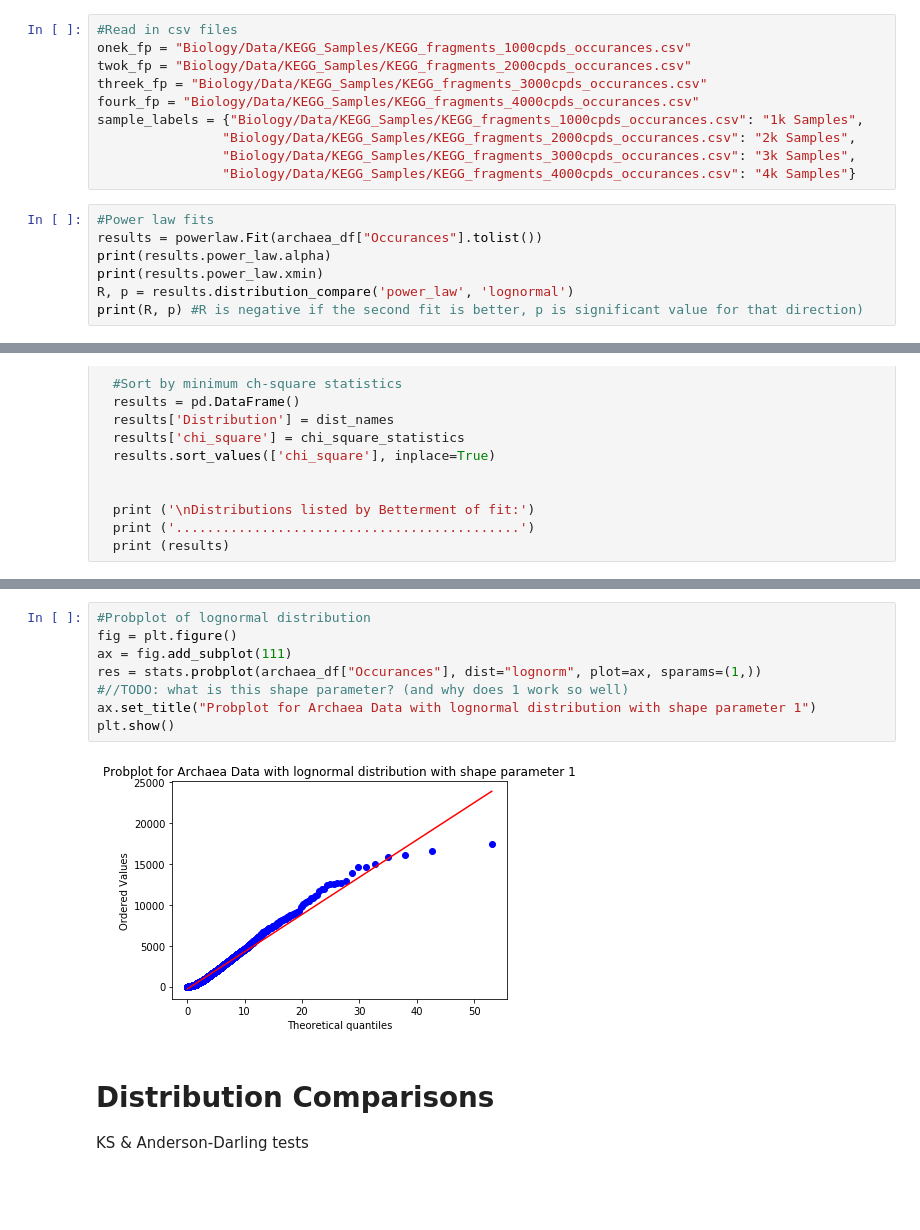
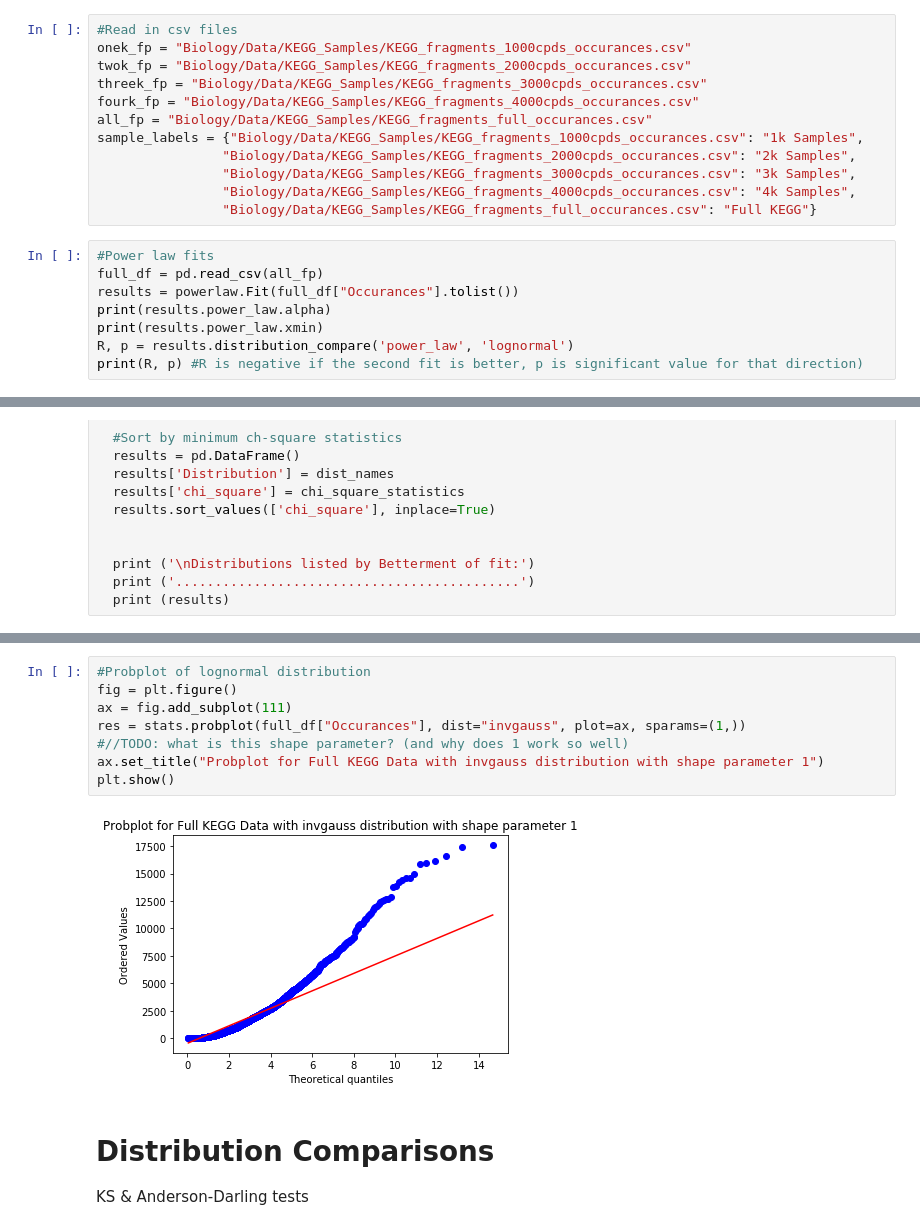
Before and after one commit to jfmalloy1/ChemAsLanguage, a Jupyter notebook: Fragments/Stats_V2.ipynb, the cells around one changed output, grey strips where cells are left out. Drawn from its saved outputs; the diff is of its cells as text; blank space fills up the shorter version.

Commit message:
Full KEGG fragments

```diff
--- a/Fragments/Stats_V2.ipynb
+++ b/Fragments/Stats_V2.ipynb
@@ -10,13 +10,16 @@ onek_fp = "Biology/Data/KEGG_Samples/KEGG_fragments_1000cpds_occurances.csv"
 twok_fp = "Biology/Data/KEGG_Samples/KEGG_fragments_2000cpds_occurances.csv"
 threek_fp = "Biology/Data/KEGG_Samples/KEGG_fragments_3000cpds_occurances.csv"
 fourk_fp = "Biology/Data/KEGG_Samples/KEGG_fragments_4000cpds_occurances.csv"
+all_fp = "Biology/Data/KEGG_Samples/KEGG_fragments_full_occurances.csv"
 sample_labels = {"Biology/Data/KEGG_Samples/KEGG_fragments_1000cpds_occurances.csv": "1k Samples",
                 "Biology/Data/KEGG_Samples/KEGG_fragments_2000cpds_occurances.csv": "2k Samples",
                 "Biology/Data/KEGG_Samples/KEGG_fragments_3000cpds_occurances.csv": "3k Samples",
-                "Biology/Data/KEGG_Samples/KEGG_fragments_4000cpds_occurances.csv": "4k Samples"}
+                "Biology/Data/KEGG_Samples/KEGG_fragments_4000cpds_occurances.csv": "4k Samples",
+                "Biology/Data/KEGG_Samples/KEGG_fragments_full_occurances.csv": "Full KEGG"}
 # %%
 #Power law fits
-results = powerlaw.Fit(archaea_df["Occurances"].tolist())
+full_df = pd.read_csv(all_fp)
+results = powerlaw.Fit(full_df["Occurances"].tolist())
 print(results.power_law.alpha)
 print(results.power_law.xmin)
 R, p = results.distribution_compare('power_law', 'lognormal')
@@ -123,13 +109,13 @@ Distributions listed by Betterment of fit:
 # %%
 #Probplot of lognormal distribution
 fig = plt.figure()
 ax = fig.add_subplot(111)
-res = stats.probplot(archaea_df["Occurances"], dist="lognorm", plot=ax, sparams=(1,))
+res = stats.probplot(full_df["Occurances"], dist="invgauss", plot=ax, sparams=(1,))
 #//TODO: what is this shape parameter? (and why does 1 work so well)
-ax.set_title("Probplot for Archaea Data with lognormal distribution with shape parameter 1")
+ax.set_title("Probplot for Full KEGG Data with invgauss distribution with shape parameter 1")
 plt.show()
 # %% [output]
-[figure, old version]
+[figure, new version]
 # %% [markdown]
 # Distribution Comparisons
 KS & Anderson-Darling tests
```
Also changed, not shown: parts of 3 cells of this notebook, 3 other files.
